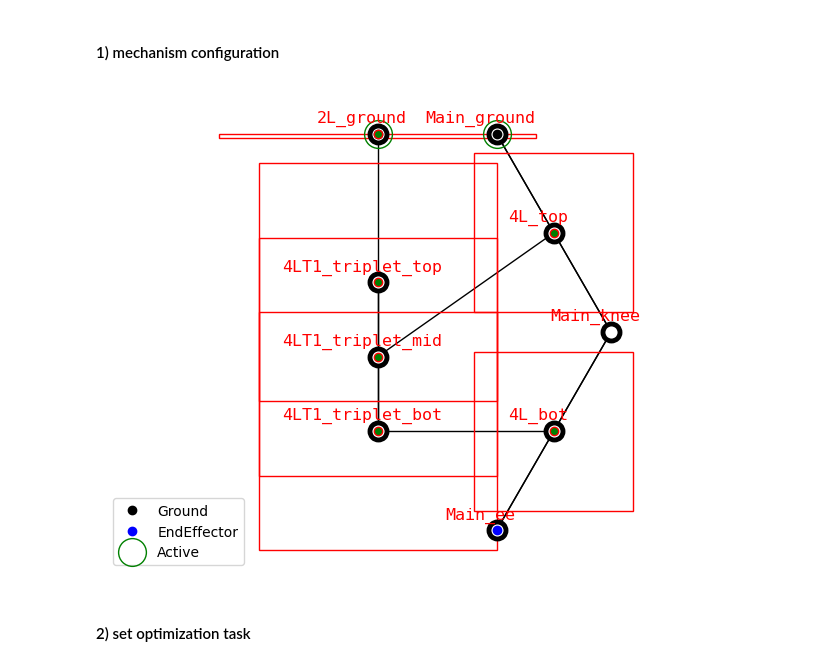
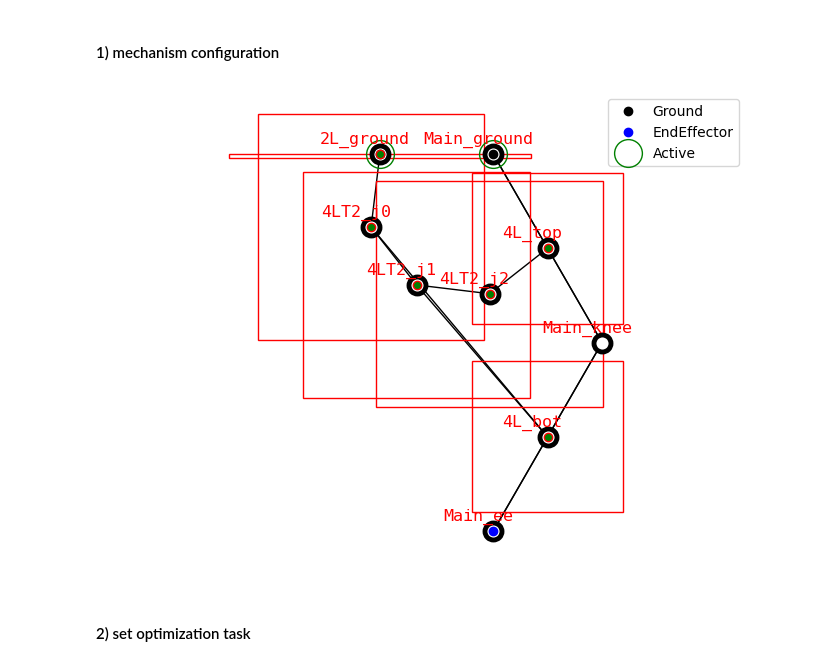
Before and after one commit to LicAiBeerLab/auto-robotics-design, a Jupyter notebook: apps/optimize/single_topology_optimization.ipynb, the cells around one changed output. Saved outputs shown, nothing was run; the diff lists cells and outputs as text; code cells hidden in the pictures.

```diff
--- a/apps/optimize/single_topology_optimization.ipynb
+++ b/apps/optimize/single_topology_optimization.ipynb
@@ -33,16 +33,16 @@ from auto_robot_design.description.builder import ParametrizedBuilder, DetailedU
 # %%
 generator = TwoLinkGenerator()
 all_graphs = generator.get_standard_set(shift=0.3)
-graph, constrain_dict = all_graphs[2]
+graph, constrain_dict = all_graphs[4]
 
 actuator = TMotor_AK10_9()
 thickness = 0.04
 builder = ParametrizedBuilder(DetailedURDFCreatorFixedEE, size_ground=np.array(
     [thickness*5, thickness*10, thickness*2]), actuator=actuator,thickness=thickness)
 draw_joint_point(graph)
 visualize_constrains(graph, constrain_dict)
 # %% [output]
-[figure, old version]
+[figure, new version]
 # %% [markdown]
 #### 2) set optimization task
 # %%
```
Also changed, not shown: parts of 15 cells of this notebook, 5 other files.
